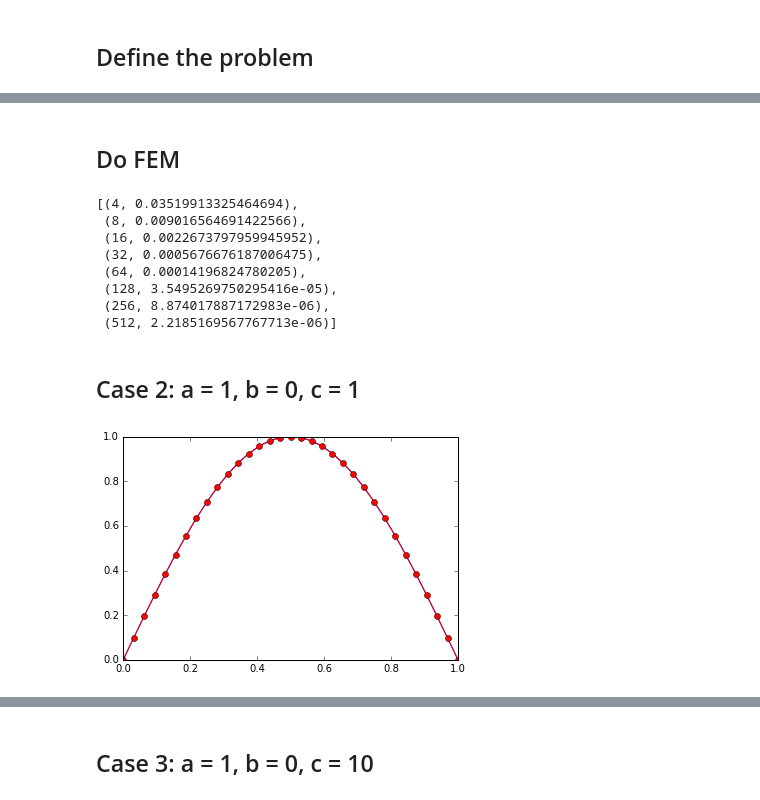
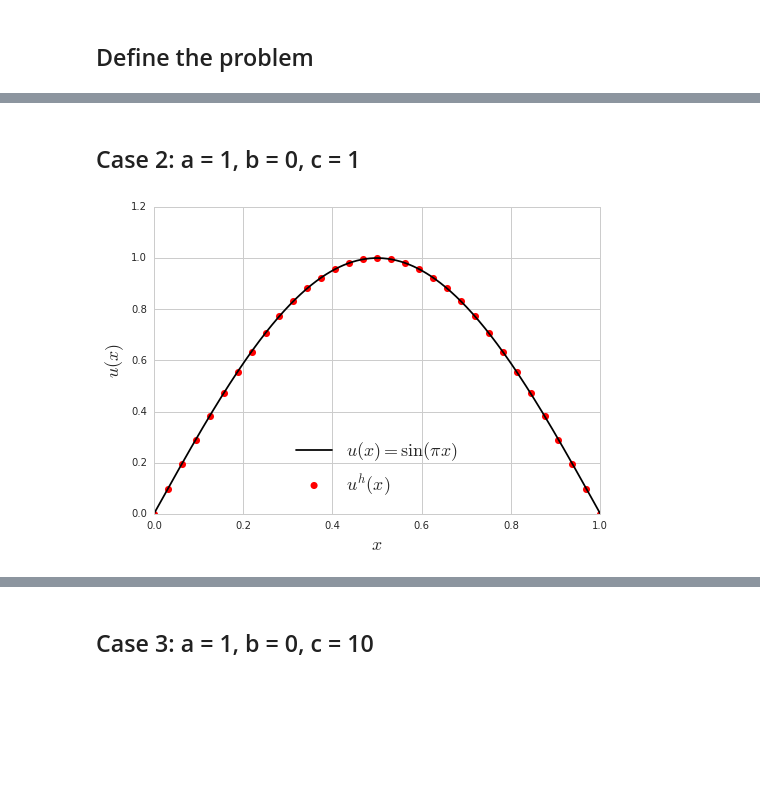
Before and after one commit to alcarney/polynomial_chaos, a Jupyter notebook: src/one_d_deterministic.ipynb, the cells around one changed output, grey strips where cells are left out. Cells and saved outputs as stored; diff of their text form; code cells hidden in the pictures; blank space fills up the shorter version.

```diff
--- a/src/one_d_deterministic.ipynb
+++ b/src/one_d_deterministic.ipynb
@@ -25,7 +25,9 @@ def do_fem(f, a, b, c):
             ax.plot(XS, US, c='black', label=r'$u(x) = \sin(\pi x)$')
             ax.scatter(xs, U, facecolor='red', marker='o', s=50, linewidth=0, label=r'$u^h(x)$', alpha=1)
             ax.set_xlim(0, 1)
+            ax.set_xlabel(r"$x$", fontsize=18)
             ax.set_ylim(0, 1.2)
+            ax.set_ylabel(r'$u(x)$', fontsize=18)
             ax.legend(fontsize=18, loc=0)
 
     return errors, fig
@@ -57,27 +49,14 @@ errors
-# %% [markdown]
-## Do FEM
-# %%
-errors
-# %% [output]
-[(4, 0.03519913325464694),
- (8, 0.009016564691422566),
- (16, 0.0022673797959945952),
- (32, 0.0005676676187006475),
- (64, 0.00014196824780205),
- (128, 3.5495269750295416e-05),
- (256, 8.874017887172983e-06),
- (512, 2.2185169567767713e-06)]
 # %% [markdown]
 ## Case 2: a = 1, b = 0, c = 1
 # %%
 a, b, c = 1, 0, 1
 
 def u(x):
     return sin(pi*x)
 
 def f(x):
     return (pi**2)*sin(pi*x) + sin(pi*x)
 
-errors, p = do_fem(f, a, b, c)
+case2, p = do_fem(f, a, b, c)
 # %% [output]
-[figure, old version]
+[figure, new version]
```
Also changed, not shown: parts of 10 cells of this notebook, 2 other files.
